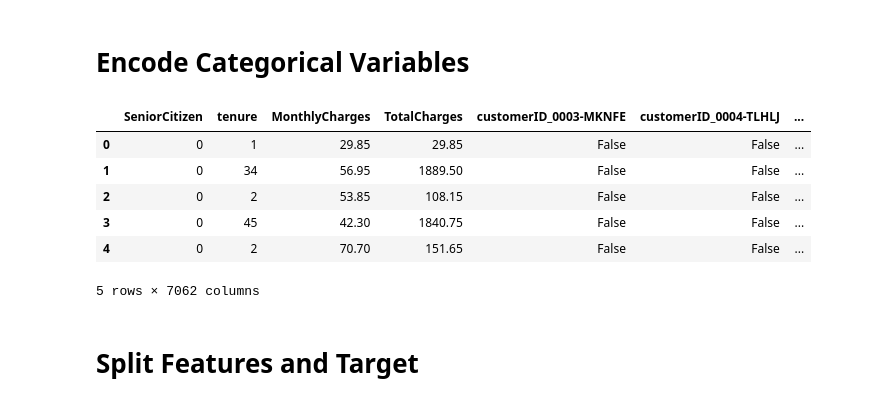
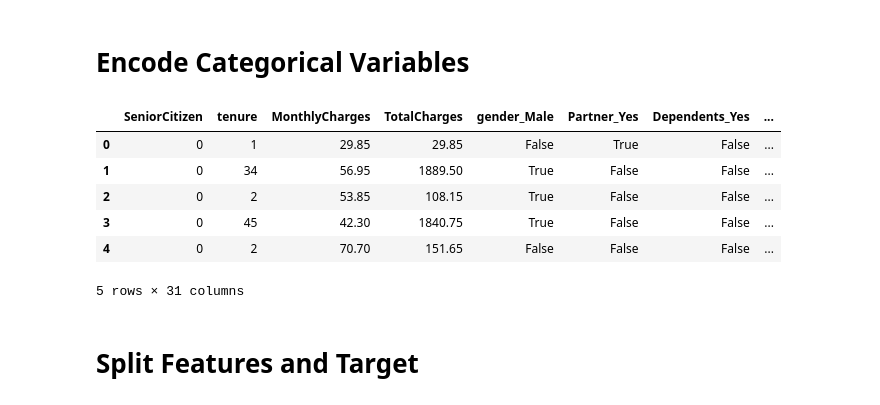
Before and after one commit to wardaadan03-netizen/neurofive-prediction-, a Jupyter notebook: notebooks/telco-customer-churn-imbalance.ipynb, the cells around one changed output. Cells and saved outputs as stored; diff of their text form; code cells hidden in the pictures.

```diff
--- a/notebooks/telco-customer-churn-imbalance.ipynb
+++ b/notebooks/telco-customer-churn-imbalance.ipynb
@@ -198,20 +198,24 @@ plt.show()
 # %% [markdown]
 # Encode Categorical Variables
 # %%
+# Remove customer ID because it is only a unique identifier
+df = df.drop("customerID", axis=1)
+
+# Convert categorical variables into numerical variables
 df = pd.get_dummies(
     df,
     drop_first=True
 )
 
 df.head()
 # %% [output]
-|  | SeniorCitizen | tenure | MonthlyCharges | TotalCharges | customerID_0003-MKNFE | customerID_0004-TLHLJ | ... |
-| 0 | 0 | 1 | 29.85 | 29.85 | False | False | ... |
-| 1 | 0 | 34 | 56.95 | 1889.50 | False | False | ... |
-| 2 | 0 | 2 | 53.85 | 108.15 | False | False | ... |
-| 3 | 0 | 45 | 42.30 | 1840.75 | False | False | ... |
-| 4 | 0 | 2 | 70.70 | 151.65 | False | False | ... |
+|  | SeniorCitizen | tenure | MonthlyCharges | TotalCharges | gender_Male | Partner_Yes | Dependents_Yes | ... |
+| 0 | 0 | 1 | 29.85 | 29.85 | False | True | False | ... |
+| 1 | 0 | 34 | 56.95 | 1889.50 | True | False | False | ... |
+| 2 | 0 | 2 | 53.85 | 108.15 | True | False | False | ... |
+| 3 | 0 | 45 | 42.30 | 1840.75 | True | False | False | ... |
+| 4 | 0 | 2 | 70.70 | 151.65 | False | False | False | ... |
-5 rows × 7062 columns
+5 rows × 31 columns
 # %% [markdown]
 # Split Features and Target
 # %%
```
Also changed, not shown: parts of 11 cells of this notebook, 2 other files.
